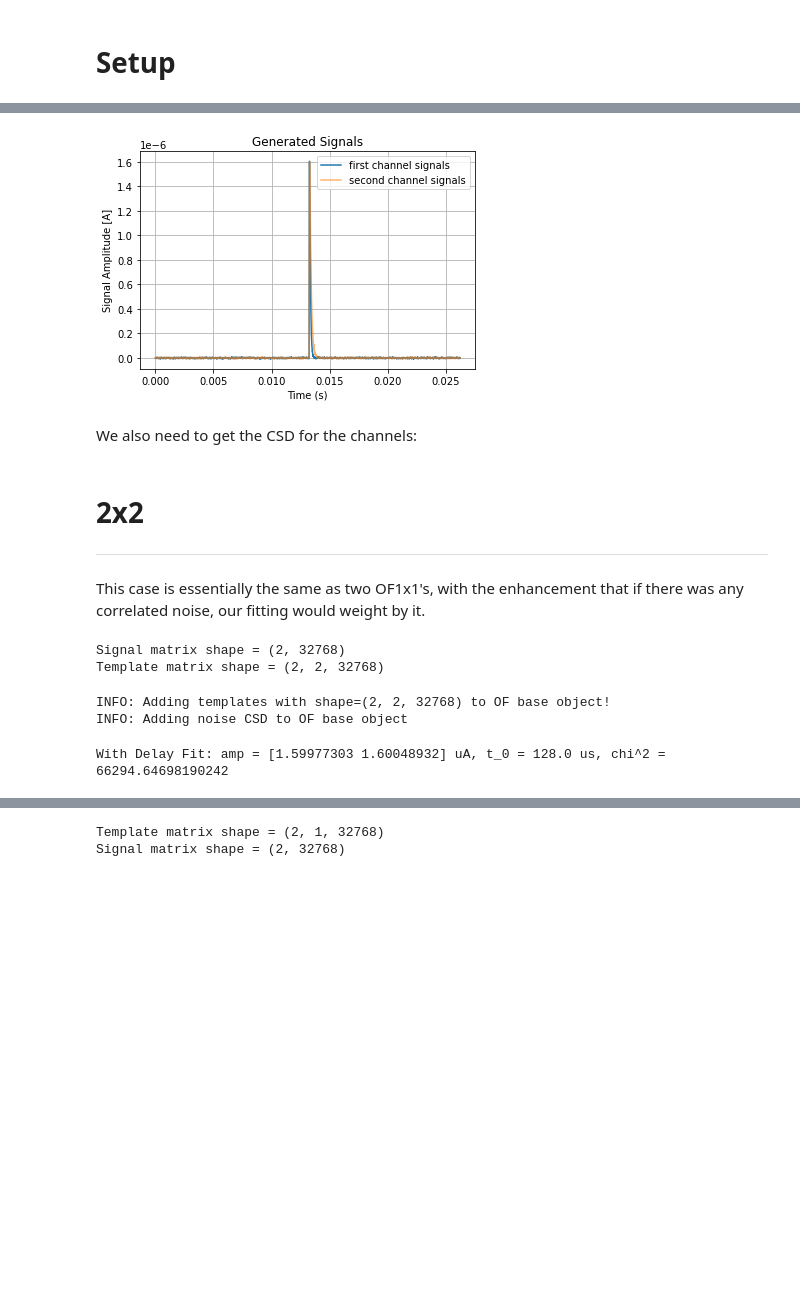
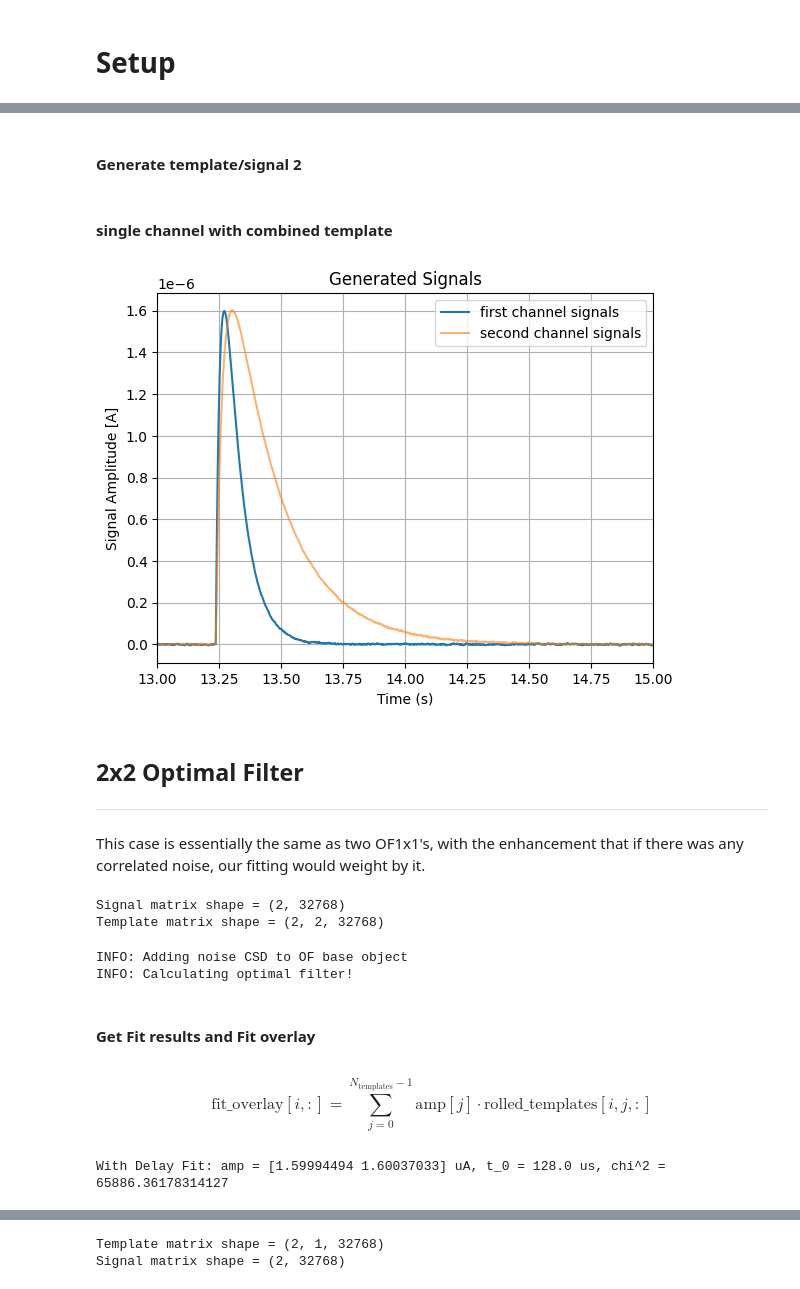
Before and after one commit to spice-herald/QETpy, a Jupyter notebook: demos/fitting/of_nxm.ipynb, the cells around one changed output, grey strips where cells are left out. Saved outputs shown, nothing was run; the diff lists cells and outputs as text; code cells hidden in the pictures; blank space fills up the shorter version.

```diff
--- a/demos/fitting/of_nxm.ipynb
+++ b/demos/fitting/of_nxm.ipynb
@@ -136,0 +134,30 @@ Done calculating dVdI and dPdI
+# %%
+# create a template  and signal 1
+pulse_amp = 1.6e-6 # [A]
+tau_f = 66e-6 # [s]
+tau_r = 20e-6 # [s]
+
+t = np.arange(len(noise_sim))/fs
+pretrigger_samples = len(t)//2
+pulse = np.exp(-t/tau_f)-np.exp(-t/tau_r) #just the basic equation for a pulse
+pulse_shifted = np.roll(pulse, len(t)//2) #shifting the pulse to the center of t
+
+
+template_1 = pulse_shifted/pulse_shifted.max() #normalized template to max height of pulse
+signal_1 = noise_1[0] + np.roll(template_1, 160)*pulse_amp # note the shift we have added, 160 us
+# %% [markdown]
+#### Generate template/signal 2
+# %%
+# create a second signal, different shape, same length. Signal occurs at same time.
+# noise is the exact same
+pulse_amp = 1.6e-6 # [A]
+tau_f = 200e-6 # [s]
+tau_r = 30e-6 # [s]
+pulse = np.exp(-t/tau_f)-np.exp(-t/tau_r)
+pulse_shifted = np.roll(pulse, len(t)//2)
+
+
+template_2 = pulse_shifted/pulse_shifted.max()
+signal_2 = noise_2[0] + np.roll(template_2, 160)*pulse_amp
+# %% [markdown]
+#### single channel with combined  template
@@ -137,13 +166,12 @@ Done calculating dVdI and dPdI
 # %%
-plt.plot(t, signal_1, label='first channel signals')
-plt.plot(t, signal_2, alpha=0.6,label='second channel signals')
+plt.plot(t*1e3, signal_1, label='first channel signals')
+plt.plot(t*1e3, signal_2, alpha=0.6,label='second channel signals')
 plt.ylabel("Signal Amplitude [A]")
 plt.xlabel("Time (s)")
 plt.grid()
+plt.xlim([13,15])
 plt.legend()
 plt.title('Generated Signals')
 plt.show()
 # %% [output]
-[figure, old version]
+[figure, new version]
-# %% [markdown]
-We also need to get the CSD for the channels:
@@ -167,5 +178,5 @@ noise_matrix[1,:]=noise2[0]
 # %% [markdown]
-# 2x2
+## 2x2 Optimal Filter
 -----
 
 This case is essentially the same as two OF1x1's, with the enhancement that if there was any correlated noise, our fitting would weight by it.
@@ -193,22 +201,42 @@ pretrigger_samples = nbins//2
 Signal matrix shape = (2, 32768)
 Template matrix shape = (2, 2, 32768)
 # %%
+# FIT
 ofnxm = OFnxm(channels=channels, templates=templates,
               csd=csd,sample_rate=fs,
               pretrigger_samples=pretrigger_samples)
+
+
+# calc
+ofnxm.calc(signal=signal)
 # %% [output]
-INFO: Adding templates with shape=(2, 2, 32768) to OF base object!
 INFO: Adding noise CSD to OF base object
+INFO: Calculating optimal filter!
+# %% [markdown]
+#### Get Fit results and Fit overlay
+# %% [markdown]
+$$
+\text{fit\_overlay}[i, :] = \sum_{j=0}^{N_{\text{templates}}-1} \text{amp}[j] \cdot \text{rolled\_templates}[i, j, :]
+$$
 # %%
-# calc
-ofnxm.calc(signal=signal)
+# Fit result
 
-# get fit result
 # a good fit will be equal to the number of dof's (nbins*nchans-ntemps)
 amp, t0, chi2 = ofnxm.get_fit_withdelay()
 print(f"With Delay Fit: amp = {amp*1e6} uA, t_0 = {t0*1e6} us, chi^2 = {chi2}")
+
+# fit overlay
+shift = int(t0 * fs)
+
+# Roll the templates along the time axis (assumed to be the last axis)
+rolled_templates = np.roll(templates, shift, axis=-1)
+
+# Multiply each template by its corresponding amplitude and sum over the template index.
+# rolled_templates has shape (Nchannels, Ntemplates, Nbins)
+# amps is (Ntemplates,) and we expand it to match the dimensions.
+fit_overlay = np.sum(rolled_templates * amp[None, :, None], axis=1)
 # %% [output]
-With Delay Fit: amp = [1.59977303 1.60048932] uA, t_0 = 128.0 us, chi^2 = 66294.64698190242
+With Delay Fit: amp = [1.59994494 1.60037033] uA, t_0 = 128.0 us, chi^2 = 65886.36178314127
 # %%
 # time axis
 xtime_ms = 1e3*np.arange(nbins)/fs
```
Also changed, not shown: parts of 23 cells of this notebook, 2 other files.
